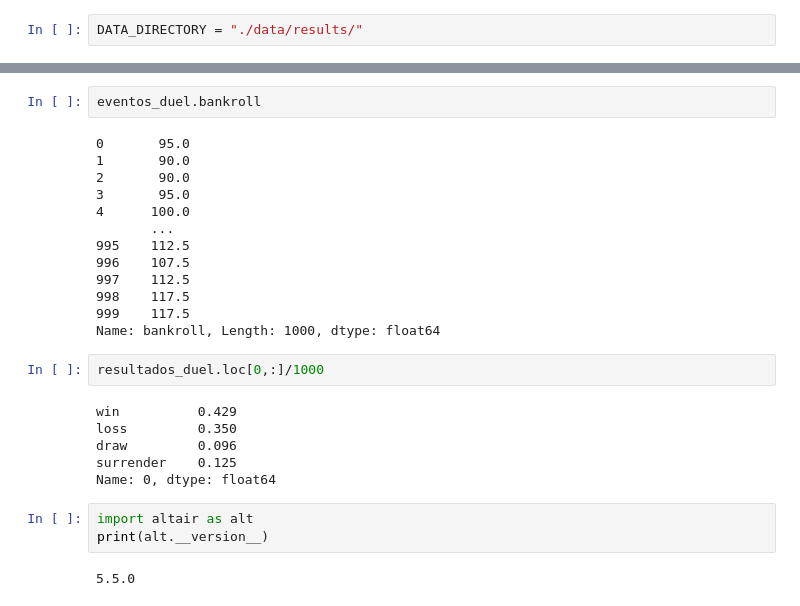
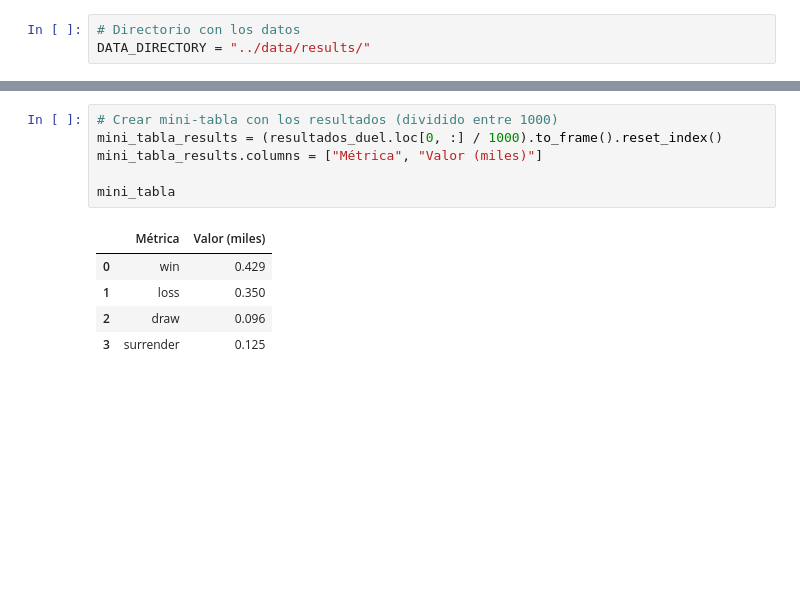
Before and after one commit to ediaznav/dl_dqlearning_blackjack, a Jupyter notebook: notebooks/results.ipynb, the cells around one changed output, grey strips where cells are left out. Drawn from its saved outputs; the diff is of its cells as text; blank space fills up the shorter version.

```diff
--- a/notebooks/results.ipynb
+++ b/notebooks/results.ipynb
@@ -7,3 +18,4 @@ import seaborn as sns
 plt.style.use("ggplot")
 # %%
-DATA_DIRECTORY = "./data/results/"
+# Directorio con los datos
+DATA_DIRECTORY = "../data/results/"
@@ -83,31 +142,15 @@ plt.legend()
 # %% [output]
 <matplotlib.legend.Legend at 0x...>
 [figure]
-# %%
-eventos_duel.bankroll
-# %% [output]
-0       95.0
-1       90.0
-2       90.0
-3       95.0
-4      100.0
-       ...
-995    112.5
-996    107.5
-997    112.5
-998    117.5
-999    117.5
-Name: bankroll, Length: 1000, dtype: float64
 # %%
-resultados_duel.loc[0,:]/1000
+# Crear mini-tabla con los resultados (dividido entre 1000)
+mini_tabla_results = (resultados_duel.loc[0, :] / 1000).to_frame().reset_index()
+mini_tabla_results.columns = ["Métrica", "Valor (miles)"]
+
+mini_tabla
 # %% [output]
-win          0.429
-loss         0.350
-draw         0.096
-surrender    0.125
-Name: 0, dtype: float64
+|  | Métrica | Valor (miles) |
+| 0 | win | 0.429 |
+| 1 | loss | 0.350 |
+| 2 | draw | 0.096 |
+| 3 | surrender | 0.125 |
-# %%
-import altair as alt
-print(alt.__version__)
-# %% [output]
-5.5.0
```
Also changed, not shown: parts of 15 cells of this notebook, 13 other files.
